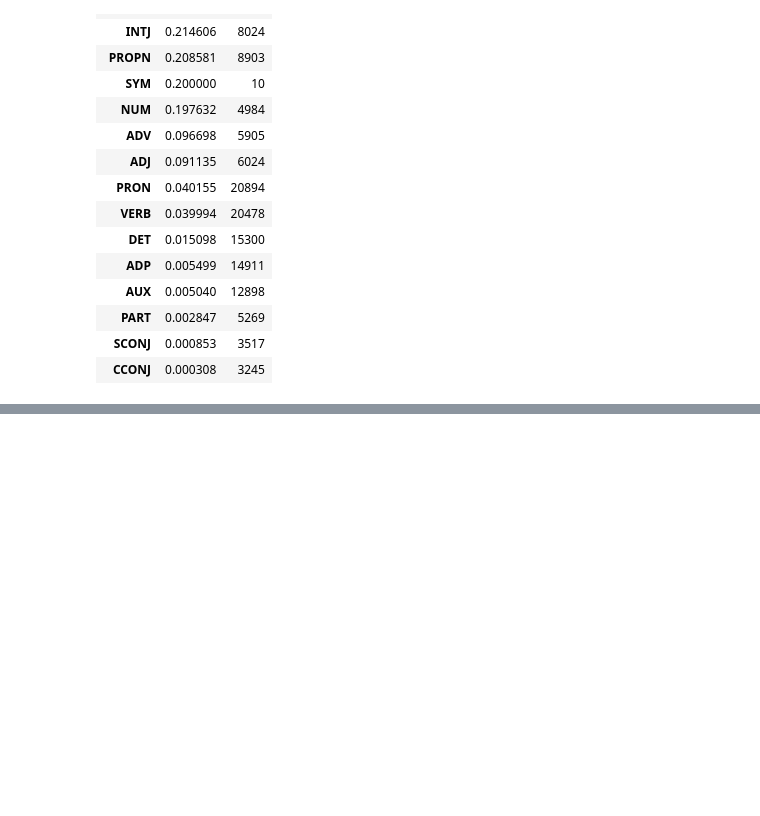
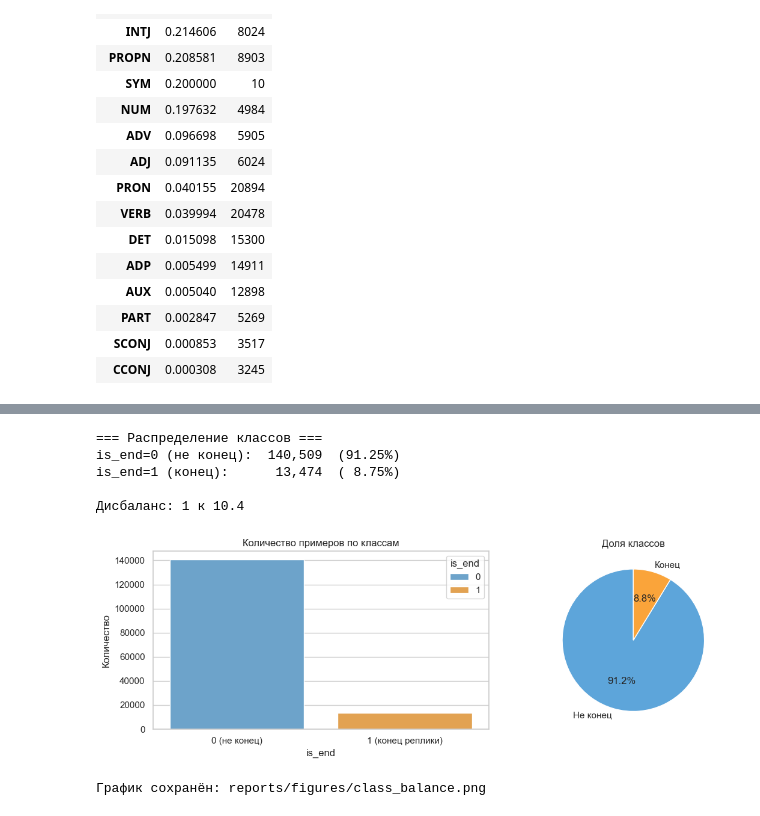
Before and after one commit to bukenov/turn-detector, a Jupyter notebook: notebooks/01_eda.ipynb, the cells around one changed output, grey strips where cells are left out. Drawn from its saved outputs; the diff is of its cells as text; code cells hidden in the pictures; blank space fills up the shorter version.

Commit message:
feat(eda): data quality check and class balance analysis

```diff
--- a/notebooks/01_eda.ipynb
+++ b/notebooks/01_eda.ipynb
@@ -231,0 +271,45 @@ df.groupby('last_pos')['is_end'].agg(['mean', 'count']).sort_values('mean', asce
+# %%
+print("=== Распределение классов ===")
+class_counts = df['is_end'].value_counts()
+class_props = df['is_end'].value_counts(normalize=True)
+
+print(f"is_end=0 (не конец): {class_counts[0]:>8,}  ({class_props[0]*100:5.2f}%)")
+print(f"is_end=1 (конец):    {class_counts[1]:>8,}  ({class_props[1]*100:5.2f}%)")
+print(f"\nДисбаланс: 1 к {class_counts[0] / class_counts[1]:.1f}")
+# %% [output]
+=== Распределение классов ===
+is_end=0 (не конец):  140,509  (91.25%)
+is_end=1 (конец):      13,474  ( 8.75%)
+
+Дисбаланс: 1 к 10.4
+# %%
+# Визуализация
+fig, axes = plt.subplots(1, 2, figsize=(12, 4))
+
+# Слева — countplot (абсолютные значения)
+sns.countplot(data=df, x='is_end', hue='is_end', ax=axes[0], palette=['#5DA5DA', '#FAA43A'])
+axes[0].set_title('Количество примеров по классам')
+axes[0].set_xlabel('is_end')
+axes[0].set_ylabel('Количество')
+axes[0].set_xticks([0, 1])
+axes[0].set_xticklabels(['0 (не конец)', '1 (конец реплики)'])
+
+# Справа — pie chart (доли)
+class_props.plot.pie(
+    ax=axes[1],
+    labels=['Не конец', 'Конец'],
+    autopct='%1.1f%%',
+    colors=['#5DA5DA', '#FAA43A'],
+    startangle=90
+)
+axes[1].set_title('Доля классов')
+axes[1].set_ylabel('')
+
+plt.tight_layout()
+plt.savefig('../reports/figures/class_balance.png', dpi=150, bbox_inches='tight')
+plt.show()
+
+print("\nГрафик сохранён: reports/figures/class_balance.png")
+# %% [output]
+[figure, added]
+График сохранён: reports/figures/class_balance.png
```
Also changed, not shown: parts of 1 cell of this notebook, 1 other file.
